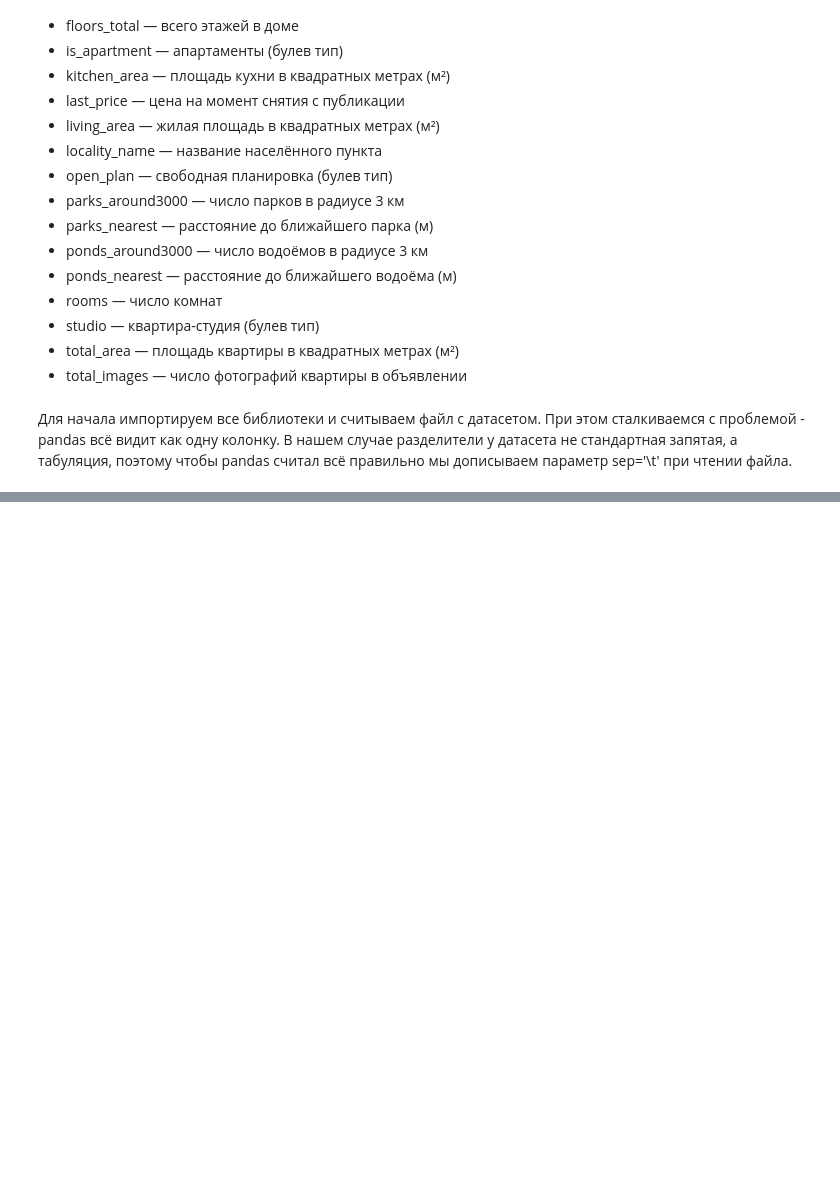
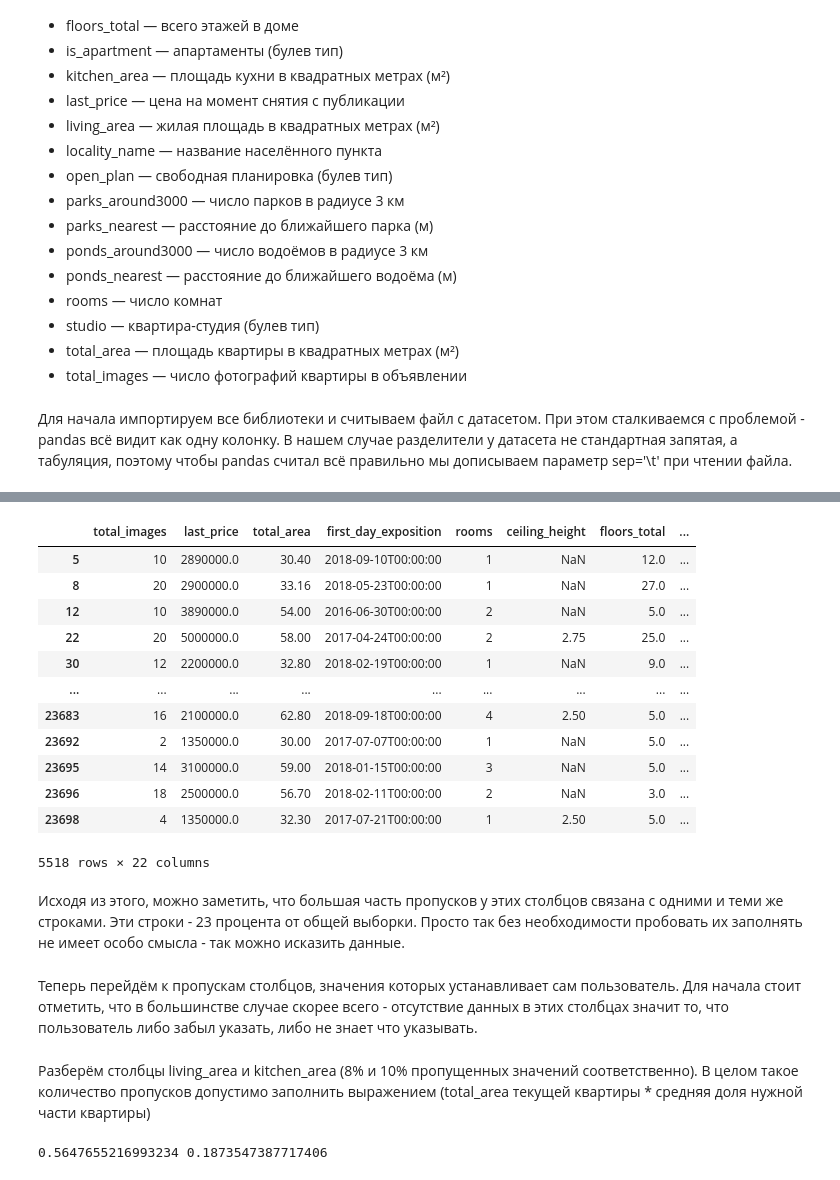
Before and after one commit to mystr1c/data-analysis-real-estate-lab, a Jupyter notebook: lab2.ipynb, the cells around one changed output, grey strips where cells are left out. Saved outputs shown, nothing was run; the diff lists cells and outputs as text; code cells hidden in the pictures; blank space fills up the shorter version.

```diff
--- a/lab2.ipynb
+++ b/lab2.ipynb
@@ -191,0 +227,29 @@ Name: count, Length: 184, dtype: int64
+# %%
+data[(data['cityCenters_nearest'].isna()) & (data['airports_nearest'].isna())]
+# %% [output]
+|  | total_images | last_price | total_area | first_day_exposition | rooms | ceiling_height | floors_total | ... |
+| 5 | 10 | 2890000.0 | 30.40 | 2018-09-10T00:00:00 | 1 | NaN | 12.0 | ... |
+| 8 | 20 | 2900000.0 | 33.16 | 2018-05-23T00:00:00 | 1 | NaN | 27.0 | ... |
+| 12 | 10 | 3890000.0 | 54.00 | 2016-06-30T00:00:00 | 2 | NaN | 5.0 | ... |
+| 22 | 20 | 5000000.0 | 58.00 | 2017-04-24T00:00:00 | 2 | 2.75 | 25.0 | ... |
+| 30 | 12 | 2200000.0 | 32.80 | 2018-02-19T00:00:00 | 1 | NaN | 9.0 | ... |
+| ... | ... | ... | ... | ... | ... | ... | ... | ... |
+| 23683 | 16 | 2100000.0 | 62.80 | 2018-09-18T00:00:00 | 4 | 2.50 | 5.0 | ... |
+| 23692 | 2 | 1350000.0 | 30.00 | 2017-07-07T00:00:00 | 1 | NaN | 5.0 | ... |
+| 23695 | 14 | 3100000.0 | 59.00 | 2018-01-15T00:00:00 | 3 | NaN | 5.0 | ... |
+| 23696 | 18 | 2500000.0 | 56.70 | 2018-02-11T00:00:00 | 2 | NaN | 3.0 | ... |
+| 23698 | 4 | 1350000.0 | 32.30 | 2017-07-21T00:00:00 | 1 | 2.50 | 5.0 | ... |
+5518 rows × 22 columns
+# %% [markdown]
+Исходя из этого, можно заметить, что большая часть пропусков у этих столбцов связана с одними и теми же строками. Эти строки - 23 процента от общей выборки. Просто так без необходимости пробовать их заполнять не имеет особо смысла - так можно исказить данные.
+# %% [markdown]
+Теперь перейдём к пропускам столбцов, значения которых устанавливает сам пользователь. Для начала стоит отметить, что в большинстве случае скорее всего - отсутствие данных в этих столбцах значит то, что пользователь либо забыл указать, либо не знает что указывать.
+# %% [markdown]
+Разберём столбцы living_area и kitchen_area (8% и 10% пропущенных значений соответственно). В целом такое количество пропусков допустимо заполнить выражением (total_area текущей квартиры * средняя доля нужной части квартиры)
+# %%
+# средние доли
+living_ratio = (data['living_area'] / data['total_area']).mean()
+kitchen_ratio = (data['kitchen_area'] / data['total_area']).mean()
+print(living_ratio, kitchen_ratio)
+# %% [output]
+0.5647655216993234 0.1873547387717406
```
Also changed, not shown: parts of 71 cells of this notebook.
